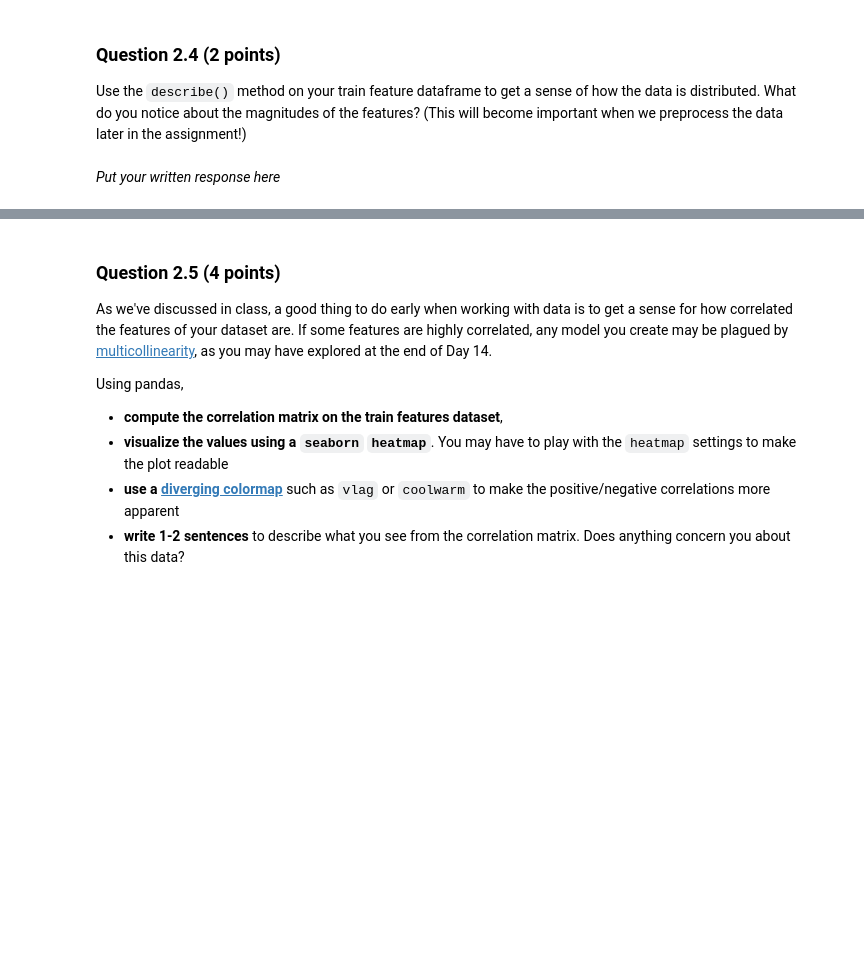
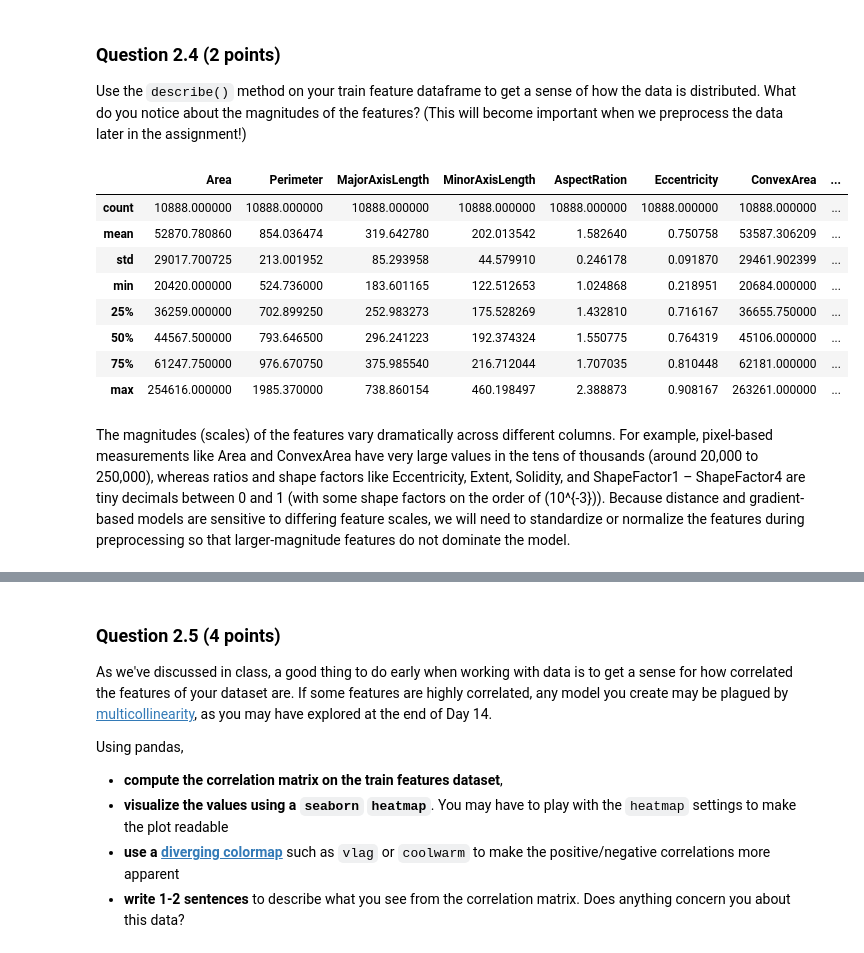
Before and after one commit to camkorson/CMSE202-f26-turnin, a Jupyter notebook: hw-04/HW-04_Classification_And_Preprocessing-STUDENT.ipynb, the cells around one changed output, grey strips where cells are left out. Drawn from its saved outputs; the diff is of its cells as text; code cells hidden in the pictures; blank space fills up the shorter version.

```diff
--- a/hw-04/HW-04_Classification_And_Preprocessing-STUDENT.ipynb
+++ b/hw-04/HW-04_Classification_And_Preprocessing-STUDENT.ipynb
@@ -141,9 +161,19 @@ As mentioned earlier in CMSE 202, any preprocessing you complete should be compl
 ### Question 2.4 (2 points)
 Use the `describe()` method on your train feature dataframe to get a sense of how the data is distributed.  What do you notice about the magnitudes of the features? (This will become important when we preprocess the data later in the assignment!)
 # %%
-# put your code here
+X_train.describe()
+# %% [output]
+|  | Area | Perimeter | MajorAxisLength | MinorAxisLength | AspectRation | Eccentricity | ConvexArea | ... |
+| count | 10888.000000 | 10888.000000 | 10888.000000 | 10888.000000 | 10888.000000 | 10888.000000 | 10888.000000 | ... |
+| mean | 52870.780860 | 854.036474 | 319.642780 | 202.013542 | 1.582640 | 0.750758 | 53587.306209 | ... |
+| std | 29017.700725 | 213.001952 | 85.293958 | 44.579910 | 0.246178 | 0.091870 | 29461.902399 | ... |
+| min | 20420.000000 | 524.736000 | 183.601165 | 122.512653 | 1.024868 | 0.218951 | 20684.000000 | ... |
+| 25% | 36259.000000 | 702.899250 | 252.983273 | 175.528269 | 1.432810 | 0.716167 | 36655.750000 | ... |
+| 50% | 44567.500000 | 793.646500 | 296.241223 | 192.374324 | 1.550775 | 0.764319 | 45106.000000 | ... |
+| 75% | 61247.750000 | 976.670750 | 375.985540 | 216.712044 | 1.707035 | 0.810448 | 62181.000000 | ... |
+| max | 254616.000000 | 1985.370000 | 738.860154 | 460.198497 | 2.388873 | 0.908167 | 263261.000000 | ... |
 # %% [markdown]
-*Put your written response here*
+The magnitudes (scales) of the features vary dramatically across different columns. For example, pixel-based measurements like Area and ConvexArea have very large values in the tens of thousands (around 20,000 to 250,000), whereas ratios and shape factors like Eccentricity, Extent, Solidity, and ShapeFactor1 – ShapeFactor4 are tiny decimals between 0 and 1 (with some shape factors on the order of \(10^{-3}\)). Because distance and gradient-based models are sensitive to differing feature scales, we will need to standardize or normalize the features during preprocessing so that larger-magnitude features do not dominate the model.
 # %% [markdown]
 <!-- END QUESTION -->
 <!-- DO NOT MODIFY OR DELETE THIS CELL -->
```
Also changed, not shown: parts of 14 cells of this notebook, 1 other file.
